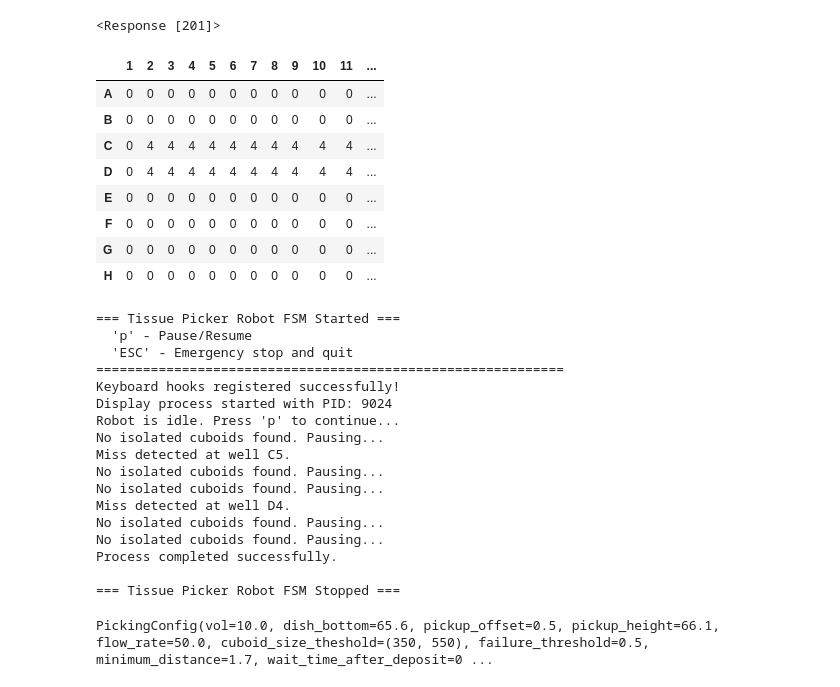
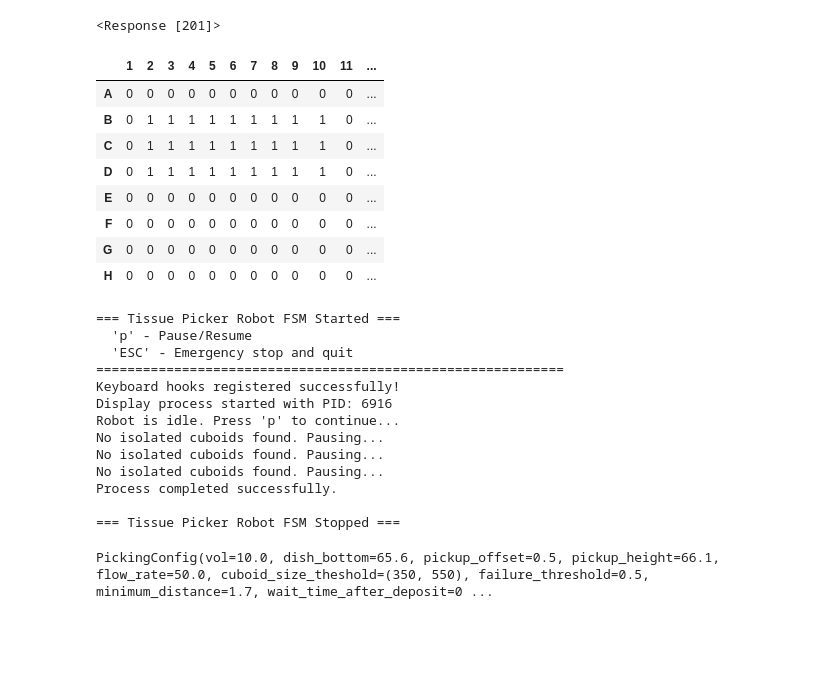
Before and after one commit to steiva/ot2-microtissue-manipulator, a Jupyter notebook: notebooks/calibration_test.ipynb, the cells around one changed output. Saved outputs shown, nothing was run; the diff lists cells and outputs as text; code cells hidden in the pictures; blank space fills up the shorter version.

```diff
--- a/notebooks/calibration_test.ipynb
+++ b/notebooks/calibration_test.ipynb
@@ -85,7 +87,7 @@ cv2.resizeWindow("video", 1348, 1011)
 # capture = cv2.VideoCapture(0)  # Change the index if necessary
 # capture.set(cv2.CAP_PROP_FRAME_WIDTH, 3264)
 # capture.set(cv2.CAP_PROP_FRAME_HEIGHT, 2448)
-capture = under_cam
+capture = over_cam
 while True:
     ret, frame = capture.read()
     # frame = frame_ops.undistort_frame(frame)
@@ -95,7 +97,7 @@ while True:
     if key == ord('q'):
         break
     elif key == ord('s'):
-        save_dir = "../outputs/images/2025-09-05_cuboids_in_wells"
+        save_dir = "../outputs/images/2026-01-22_cuboid_in_collagen_CV_test"
         if not os.path.exists(save_dir):
             os.makedirs(save_dir)
         timestamp = datetime.datetime.now().strftime("%Y%m%d_%H%M%S")
@@ -1311,10 +1315,10 @@ openapi.retract_axis('leftZ')
 # %%
 openapi.retract_axis('leftZ')
 
-columns = list(range(1,13))
+columns = [11]# list(range(12))
 # columns = [2,23]
 # rows = ['A', 'B', 'C', 'D', 'E', 'F', 'G', 'H', 'I', 'J', 'K', 'L', 'M', 'N', 'O', 'P']
-rows = ['A', 'B', 'C', 'D', 'E', 'F', 'G', 'H']
+rows = ['B', 'C', 'D', 'E', 'F', 'G']
 # wells = ['B13', 'C22',,'D13', 'D23']
 # rows = ['H','I','J','K']
 # rows = ['B']
@@ -1324,8 +1328,8 @@ y_offset = 0.0
 row_idx = 0
 column_idx = 0
 
-source_slot = '7'
-dest_slot = '4'
+source_slot = '4'
+dest_slot = '5'
 source_well = 'A1'
 
 openapi.blow_out(openapi.labware_dct[source_slot], source_well, well_location='center', flow_rate = 200)
@@ -1337,13 +1341,13 @@ while row_idx < len(rows):
     row = rows[row_idx]
     while column_idx < len(columns):
         column = columns[column_idx]
-        r = openapi.dispense(openapi.labware_dct[dest_slot], f"{row}{column}", well_location = 'bottom', offset = (x_offset, y_offset, 1.0), volume = 90, flow_rate = 200)
+        r = openapi.dispense(openapi.labware_dct[dest_slot], f"{row}{column}", well_location = 'bottom', offset = (x_offset, y_offset, 1.0), volume = 65, flow_rate = 200)
         openapi.move_relative('z', 20)
         responce_dict = json.loads(r.text)['data']
         if responce_dict['status'] == 'failed':
             if responce_dict['error']['errorType'] == 'InvalidDispenseVolumeError':
                 print('Refilling pipette')
-                openapi.aspirate(openapi.labware_dct[source_slot], source_well, well_location ='bottom',offset = (0,0,0.5), volume = 270, flow_rate = 200)
+                openapi.aspirate(openapi.labware_dct[source_slot], source_well, well_location ='bottom',offset = (0,0,0.5), volume = 195, flow_rate = 200)
         else:
             column_idx += 1
     column_idx = 0
@@ -3435,24 +3855,24 @@ openapi.move_to_well(openapi.labware_dct['5'], "C5", well_location = 'top', offs
 # %%
 plate_type = 96
 dest = core.Destination(plate_type)
 well_df = core.create_well_plan(plate_type)
-well_df.loc['C':'D', 2:11] = 4
+well_df.loc['B':'D', 2:10] = 1
 # well_df.loc['B', 2] = 7
 # well_df.loc['D', 2:4] = 0
 # well_df.loc['C', 2] = 7
 # well_df.loc['B', 2] = 1
 # well_df.loc['D', 10] = 1
 # well_df.loc['B', 4] = 3
 
 
 well_plan = {f"{row}{col}": well_df.loc[row, col] for row in well_df.index for col in well_df.columns if well_df.loc[row, col] > 0}
 well_df
 # %% [output]
 |  | 1 | 2 | 3 | 4 | 5 | 6 | 7 | 8 | 9 | 10 | 11 | ... |
 | A | 0 | 0 | 0 | 0 | 0 | 0 | 0 | 0 | 0 | 0 | 0 | ... |
-| B | 0 | 0 | 0 | 0 | 0 | 0 | 0 | 0 | 0 | 0 | 0 | ... |
-| C | 0 | 4 | 4 | 4 | 4 | 4 | 4 | 4 | 4 | 4 | 4 | ... |
-| D | 0 | 4 | 4 | 4 | 4 | 4 | 4 | 4 | 4 | 4 | 4 | ... |
+| B | 0 | 1 | 1 | 1 | 1 | 1 | 1 | 1 | 1 | 1 | 0 | ... |
+| C | 0 | 1 | 1 | 1 | 1 | 1 | 1 | 1 | 1 | 1 | 0 | ... |
+| D | 0 | 1 | 1 | 1 | 1 | 1 | 1 | 1 | 1 | 1 | 0 | ... |
 | E | 0 | 0 | 0 | 0 | 0 | 0 | 0 | 0 | 0 | 0 | 0 | ... |
 | F | 0 | 0 | 0 | 0 | 0 | 0 | 0 | 0 | 0 | 0 | 0 | ... |
 | G | 0 | 0 | 0 | 0 | 0 | 0 | 0 | 0 | 0 | 0 | 0 | ... |
@@ -3461,7 +3881,7 @@ well_df
 routine = core.Routine(dest, well_plan, fill_strategy="horizontal")
 # routine = core.Routine(dest, well_plan, fill_strategy="vertical")
 # %%
-logger = core.MarkdownLogger(experiment_name="10-10-25_charlotte", settings=picking_settings, well_plate=well_df)
+logger = core.MarkdownLogger(experiment_name="11-26-25_Ivan", settings=picking_settings, well_plate=well_df)
 logger.log_section("Execution start:")
 fsm = TissuePickerFSM(picking_config, routine, logger)
 fsm.start()
@@ -3471,13 +3891,9 @@ fsm.start()
   'ESC' - Emergency stop and quit
 ============================================================
 Keyboard hooks registered successfully!
-Display process started with PID: 9024
+Display process started with PID: 6916
 Robot is idle. Press 'p' to continue...
 No isolated cuboids found. Pausing...
-Miss detected at well C5.
-No isolated cuboids found. Pausing...
-No isolated cuboids found. Pausing...
-Miss detected at well D4.
 No isolated cuboids found. Pausing...
 No isolated cuboids found. Pausing...
 Process completed successfully.
```
Also changed, not shown: parts of 66 cells of this notebook, 5 other files.
